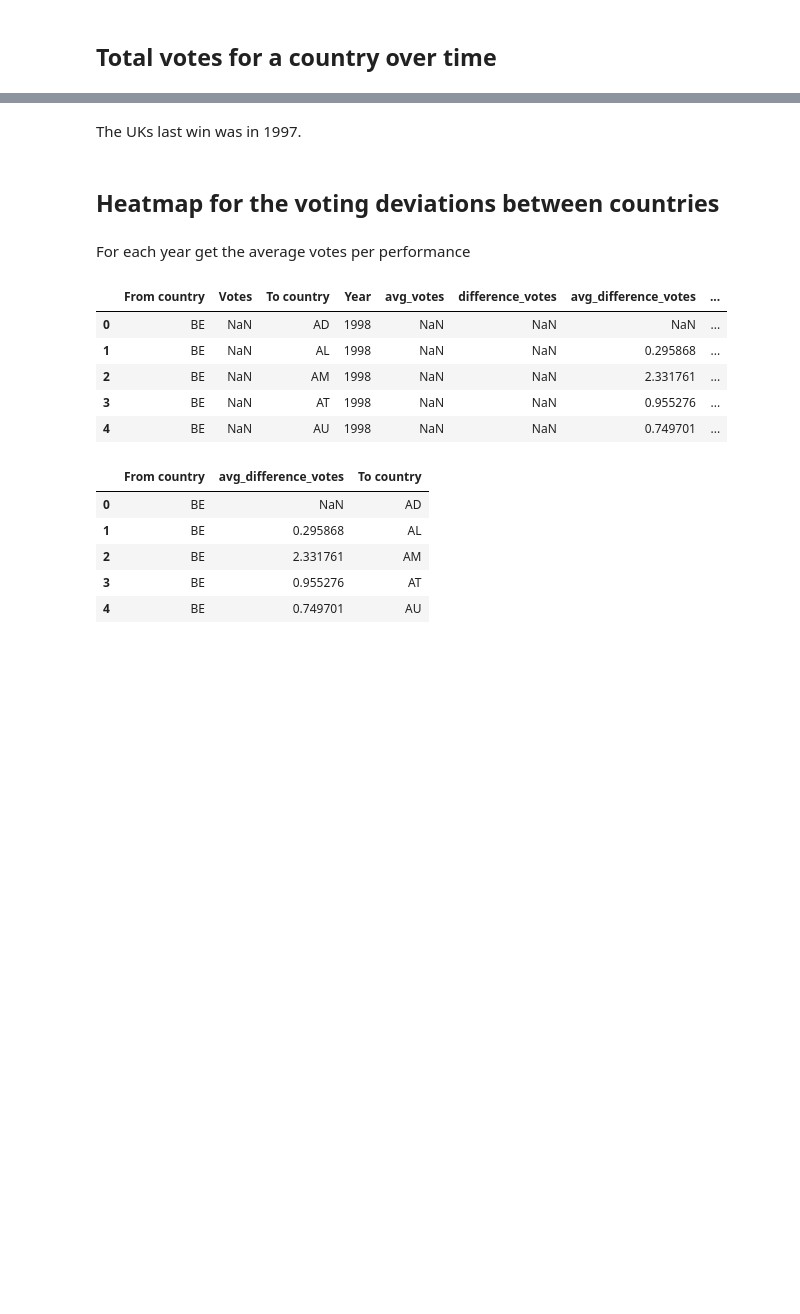
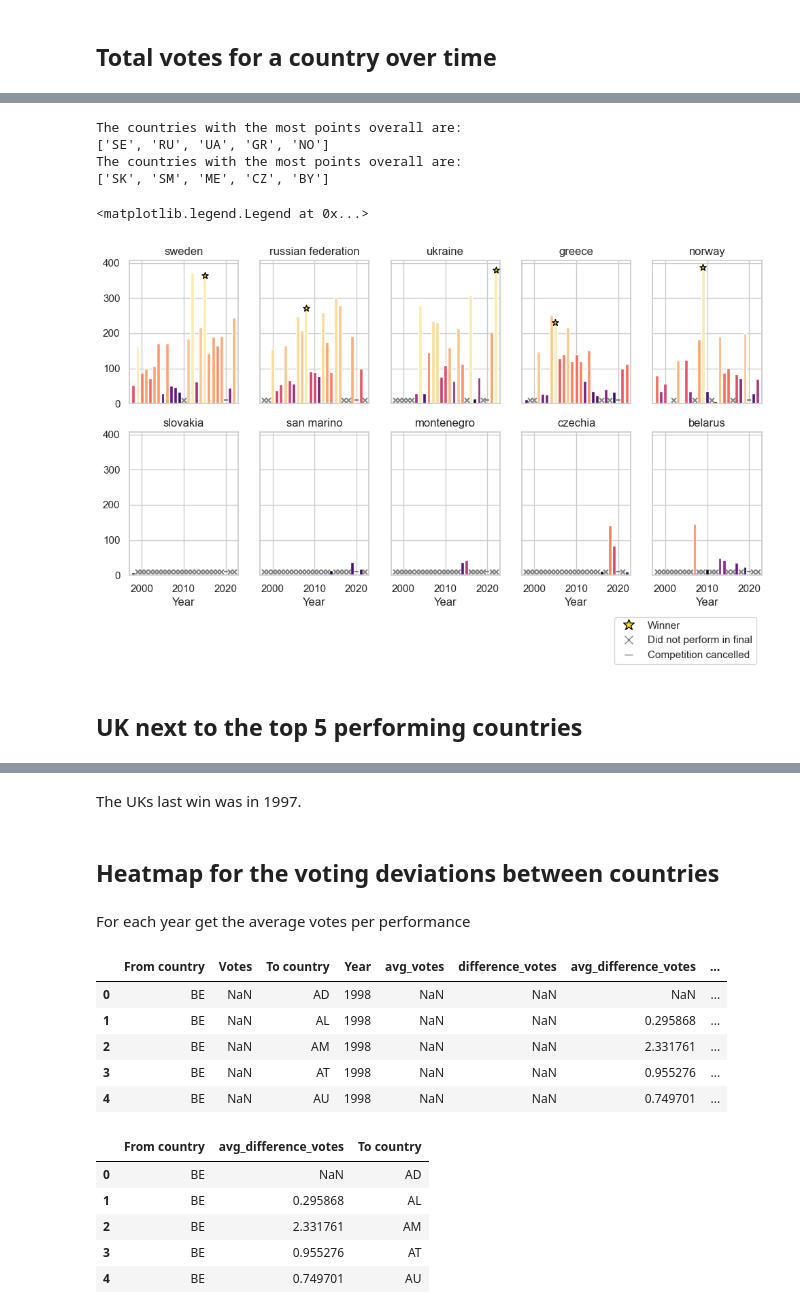
Before and after one commit to KatrionaGoldmann/Eurovision_TDS, a Jupyter notebook: eurovision/notebooks/voting_visualisations.ipynb, the cells around one changed output, grey strips where cells are left out. Saved outputs shown, nothing was run; the diff lists cells and outputs as text; code cells hidden in the pictures; blank space fills up the shorter version.

```diff
--- a/eurovision/notebooks/voting_visualisations.ipynb
+++ b/eurovision/notebooks/voting_visualisations.ipynb
@@ -51,7 +71,7 @@ def plot_country(country, ax):
     df_temp = df_plot.loc[df_plot['To country'] == country]
 
     # add dummy data for years not included in the data
-    missing_years = list(set(range(1997, 2023)) - set(df_temp['Year']))
+    #missing_years = list(set(range(1997, 2023)) - set(df_temp['Year']))
 
     # sort by year
     df_temp = df_temp.sort_values('Year', ascending=False)
@@ -74,6 +94,10 @@ def plot_country(country, ax):
         ax.scatter(winner['Year'].iloc[0], winner['Votes'].iloc[0], s=50,
                    color='gold', marker="*", edgecolor='black', zorder=5)
 
-    country_name = pycountry.countries.get(alpha_2=country).name
+
+
+    # look up the country name from the country code dict value
+    country_name = list(country_codes_dict.keys())[list(country_codes_dict.values()).index(country)]
+
     ax.set_xlim(1997, 2023)
     ax.set_title(country_name)
@@ -80,2 +113,49 @@ def plot_country(country, ax):
+# %%
+# Get the countries with the highest scores per performance
+
+
+# the average number of points per country (when they did perform)
+df_total = df_plot.dropna().reset_index(drop=True).groupby('To country')['Votes'].sum().sort_values(ascending=False)
+
+
+
+
+most_points_overall = df_total.head().index.tolist()
+least_points_overall = list(reversed(df_total.tail().index.tolist()))
+
+print("The countries with the most points overall are:")
+print(most_points_overall)
+
+print("The countries with the most points overall are:")
+print(least_points_overall)
+# %% [output]
+The countries with the most points overall are:
+['SE', 'RU', 'UA', 'GR', 'NO']
+The countries with the most points overall are:
+['SK', 'SM', 'ME', 'CZ', 'BY']
+# %%
+fig, ax = plt.subplots(2, len(most_points_overall), figsize=(12, 6), sharey=True, sharex=True, squeeze=True)
+
+for i in range(len(most_points_overall)):
+    plot_country(most_points_overall[i], ax[0, i])
+
+for i in range(len(least_points_overall)):
+    plot_country(least_points_overall[i], ax[1, i])
+    ax[1, i].set_xlabel('Year')
+
+from matplotlib.lines import Line2D
+
+legend_elements = [Line2D([0], [0], marker='*', color='white', label='Winner',
+                          markerfacecolor='gold', markersize=12, markeredgecolor='black'),
+                  Line2D([0], [0], marker='x', color='white', label='Did not perform in final',
+                          markerfacecolor='grey', markersize=8, markeredgecolor='grey'),
+                  Line2D([0], [0], marker='_', color='white', label='Competition cancelled',
+                          markerfacecolor='grey', markersize=8, markeredgecolor='grey')]
+fig.legend(handles=legend_elements, loc='right', ncol=1, bbox_to_anchor=(0.9, -0.05))
+# %% [output]
+<matplotlib.legend.Legend at 0x...>
+[figure, added]
+# %% [markdown]
+## UK next to the top 5 performing countries
 # %%
 # create a bar chart for GB coloured by winner
```
Also changed, not shown: parts of 5 cells of this notebook, 1 other file.
